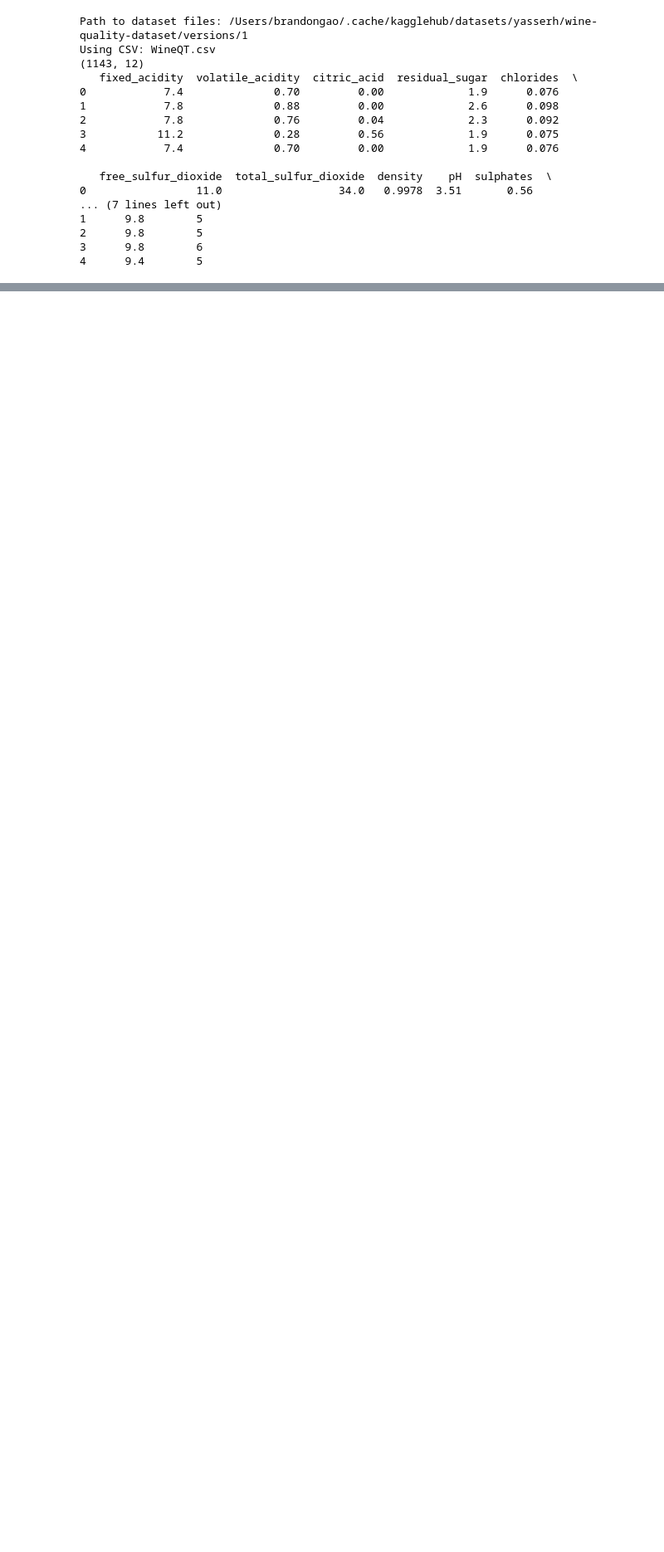
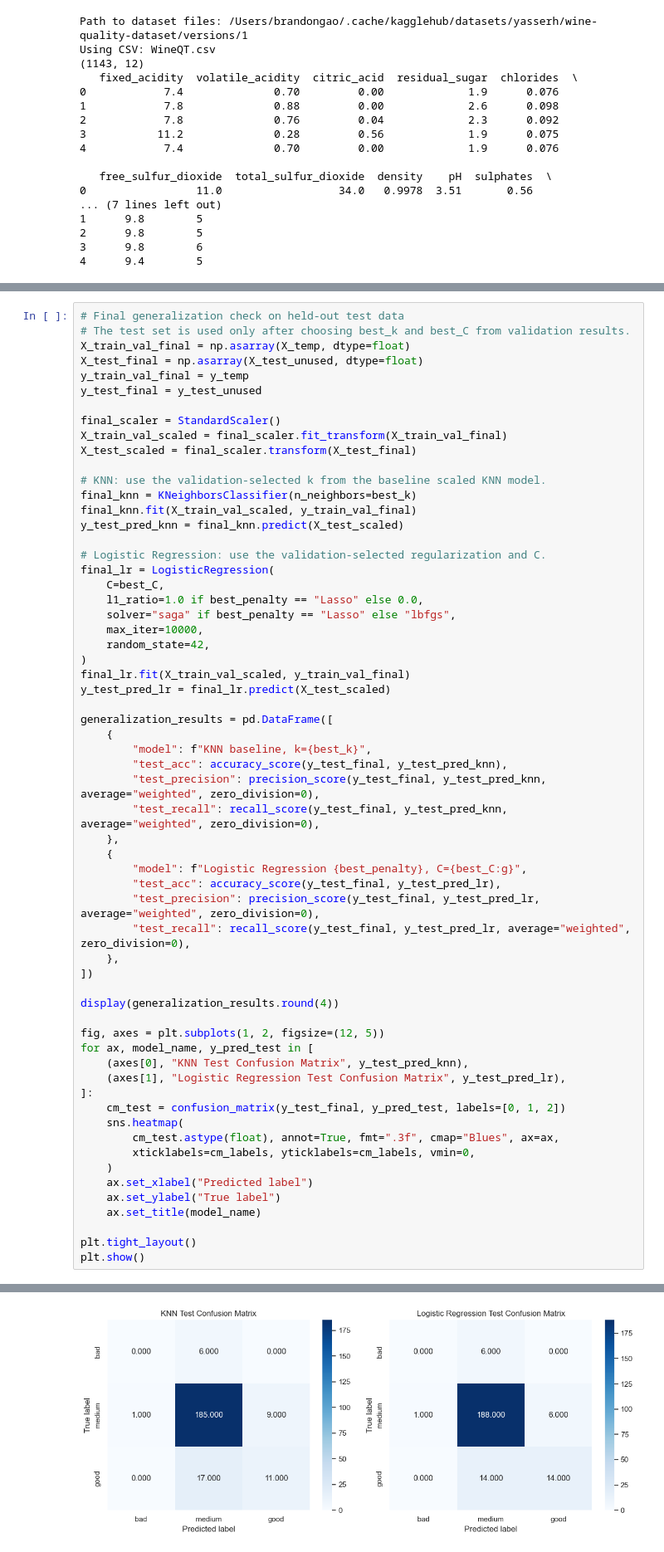
Before and after one commit to mrl588/Wine-Prediction, a Jupyter notebook: wine_quality_ml_final.ipynb, the cells around one changed output, grey strips where cells are left out. Shown at 83% size. Saved outputs shown, nothing was run; the diff lists cells and outputs as text; blank space fills up the shorter version.

```diff
--- a/wine_quality_ml_final.ipynb
+++ b/wine_quality_ml_final.ipynb
@@ -660,0 +571,62 @@ plt.show()
+# %%
+# Final generalization check on held-out test data
+# The test set is used only after choosing best_k and best_C from validation results.
+X_train_val_final = np.asarray(X_temp, dtype=float)
+X_test_final = np.asarray(X_test_unused, dtype=float)
+y_train_val_final = y_temp
+y_test_final = y_test_unused
+
+final_scaler = StandardScaler()
+X_train_val_scaled = final_scaler.fit_transform(X_train_val_final)
+X_test_scaled = final_scaler.transform(X_test_final)
+
+# KNN: use the validation-selected k from the baseline scaled KNN model.
+final_knn = KNeighborsClassifier(n_neighbors=best_k)
+final_knn.fit(X_train_val_scaled, y_train_val_final)
+y_test_pred_knn = final_knn.predict(X_test_scaled)
+
+# Logistic Regression: use the validation-selected regularization and C.
+final_lr = LogisticRegression(
+    C=best_C,
+    l1_ratio=1.0 if best_penalty == "Lasso" else 0.0,
+    solver="saga" if best_penalty == "Lasso" else "lbfgs",
+    max_iter=10000,
+    random_state=42,
+)
+final_lr.fit(X_train_val_scaled, y_train_val_final)
+y_test_pred_lr = final_lr.predict(X_test_scaled)
+
+generalization_results = pd.DataFrame([
+    {
+        "model": f"KNN baseline, k={best_k}",
+        "test_acc": accuracy_score(y_test_final, y_test_pred_knn),
+        "test_precision": precision_score(y_test_final, y_test_pred_knn, average="weighted", zero_division=0),
+        "test_recall": recall_score(y_test_final, y_test_pred_knn, average="weighted", zero_division=0),
+    },
+    {
+        "model": f"Logistic Regression {best_penalty}, C={best_C:g}",
+        "test_acc": accuracy_score(y_test_final, y_test_pred_lr),
+        "test_precision": precision_score(y_test_final, y_test_pred_lr, average="weighted", zero_division=0),
+        "test_recall": recall_score(y_test_final, y_test_pred_lr, average="weighted", zero_division=0),
+    },
+])
+
+display(generalization_results.round(4))
+
+fig, axes = plt.subplots(1, 2, figsize=(12, 5))
+for ax, model_name, y_pred_test in [
+    (axes[0], "KNN Test Confusion Matrix", y_test_pred_knn),
+    (axes[1], "Logistic Regression Test Confusion Matrix", y_test_pred_lr),
+]:
+    cm_test = confusion_matrix(y_test_final, y_pred_test, labels=[0, 1, 2])
+    sns.heatmap(
+        cm_test.astype(float), annot=True, fmt=".3f", cmap="Blues", ax=ax,
+        xticklabels=cm_labels, yticklabels=cm_labels, vmin=0,
+    )
+    ax.set_xlabel("Predicted label")
+    ax.set_ylabel("True label")
+    ax.set_title(model_name)
+
+plt.tight_layout()
+plt.show()
+# %% [output]
@@ -660,0 +636 @@ plt.show()
+[figure, added]
```
Also changed, not shown: parts of 11 cells of this notebook.
